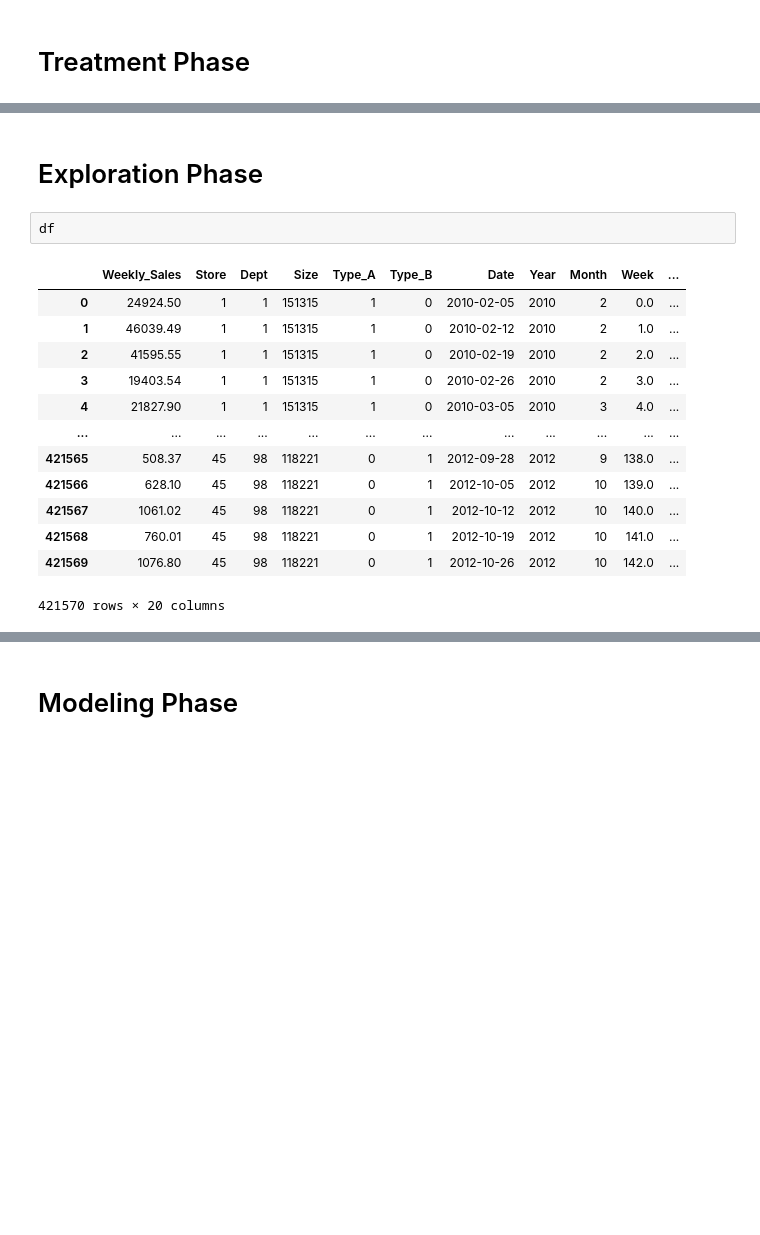
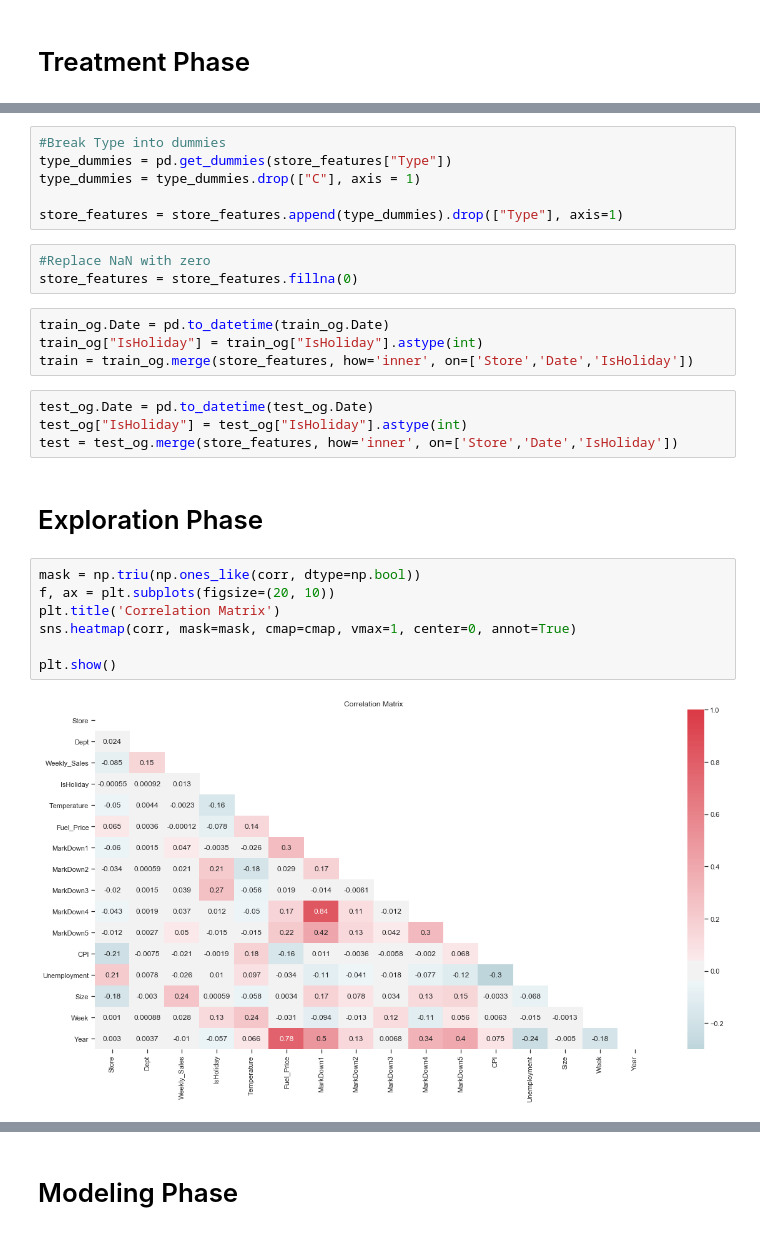
Before and after one commit to Brites101/study-cases, a Jupyter notebook: walmart_forecasting/walmart-competition.ipynb, the cells around one changed output, grey strips where cells are left out. Cells and saved outputs as stored; diff of their text form; blank space fills up the shorter version.

```diff
--- a/walmart_forecasting/walmart-competition.ipynb
+++ b/walmart_forecasting/walmart-competition.ipynb
@@ -79,18 +36,28 @@ df = df[cols]
+# %%
+#Break Type into dummies
+type_dummies = pd.get_dummies(store_features["Type"])
+type_dummies = type_dummies.drop(["C"], axis = 1)
+
+store_features = store_features.append(type_dummies).drop(["Type"], axis=1)
+# %%
+#Replace NaN with zero
+store_features = store_features.fillna(0)
+# %%
+train_og.Date = pd.to_datetime(train_og.Date)
+train_og["IsHoliday"] = train_og["IsHoliday"].astype(int)
+train = train_og.merge(store_features, how='inner', on=['Store','Date','IsHoliday'])
+# %%
+test_og.Date = pd.to_datetime(test_og.Date)
+test_og["IsHoliday"] = test_og["IsHoliday"].astype(int)
+test = test_og.merge(store_features, how='inner', on=['Store','Date','IsHoliday'])
 # %% [markdown]
 # Exploration Phase
-# %%
-df
-# %% [output]
-|  | Weekly_Sales | Store | Dept | Size | Type_A | Type_B | Date | Year | Month | Week | ... |
-| 0 | 24924.50 | 1 | 1 | 151315 | 1 | 0 | 2010-02-05 | 2010 | 2 | 0.0 | ... |
-| 1 | 46039.49 | 1 | 1 | 151315 | 1 | 0 | 2010-02-12 | 2010 | 2 | 1.0 | ... |
-| 2 | 41595.55 | 1 | 1 | 151315 | 1 | 0 | 2010-02-19 | 2010 | 2 | 2.0 | ... |
-| 3 | 19403.54 | 1 | 1 | 151315 | 1 | 0 | 2010-02-26 | 2010 | 2 | 3.0 | ... |
-| 4 | 21827.90 | 1 | 1 | 151315 | 1 | 0 | 2010-03-05 | 2010 | 3 | 4.0 | ... |
-| ... | ... | ... | ... | ... | ... | ... | ... | ... | ... | ... | ... |
-| 421565 | 508.37 | 45 | 98 | 118221 | 0 | 1 | 2012-09-28 | 2012 | 9 | 138.0 | ... |
-| 421566 | 628.10 | 45 | 98 | 118221 | 0 | 1 | 2012-10-05 | 2012 | 10 | 139.0 | ... |
-| 421567 | 1061.02 | 45 | 98 | 118221 | 0 | 1 | 2012-10-12 | 2012 | 10 | 140.0 | ... |
-| 421568 | 760.01 | 45 | 98 | 118221 | 0 | 1 | 2012-10-19 | 2012 | 10 | 141.0 | ... |
-| 421569 | 1076.80 | 45 | 98 | 118221 | 0 | 1 | 2012-10-26 | 2012 | 10 | 142.0 | ... |
-421570 rows × 20 columns
+# %%
+mask = np.triu(np.ones_like(corr, dtype=np.bool))
+f, ax = plt.subplots(figsize=(20, 10))
+plt.title('Correlation Matrix')
+sns.heatmap(corr, mask=mask, cmap=cmap, vmax=1, center=0, annot=True)
+
+plt.show()
+# %% [output]
+[figure, added]
```
Also changed, not shown: parts of 24 cells of this notebook, 1 other file.
